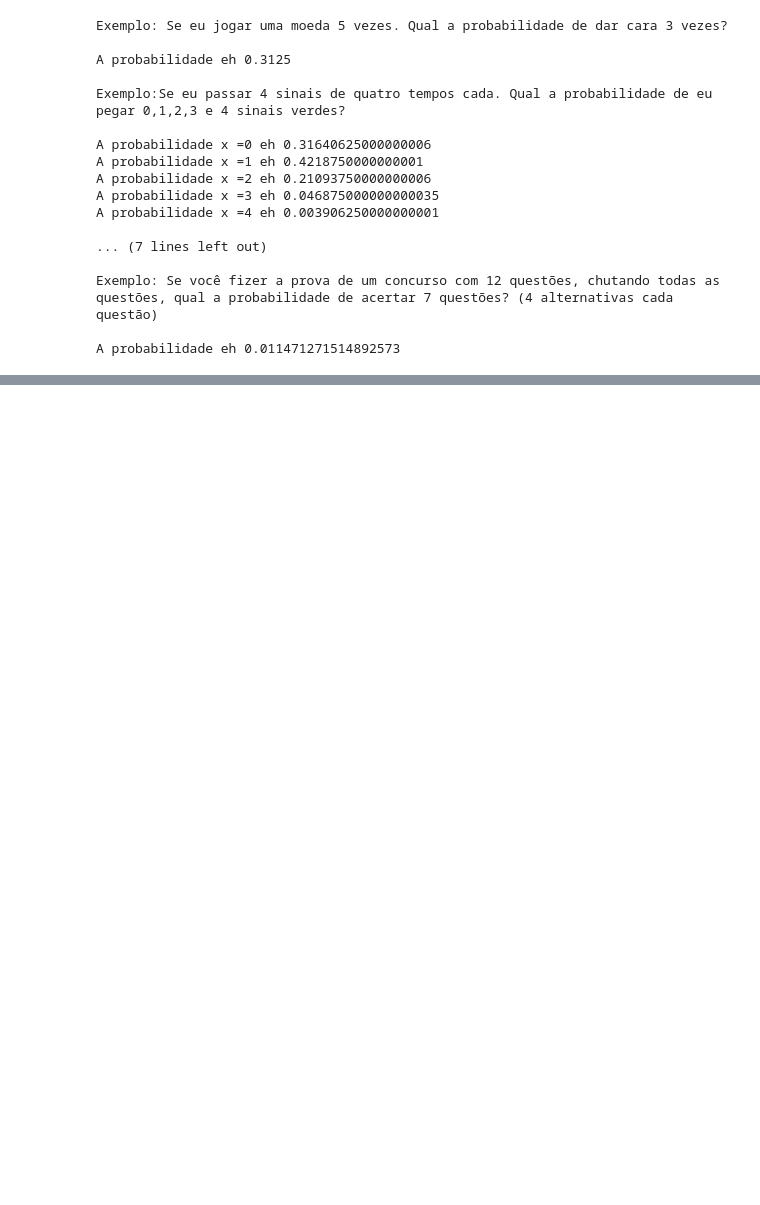
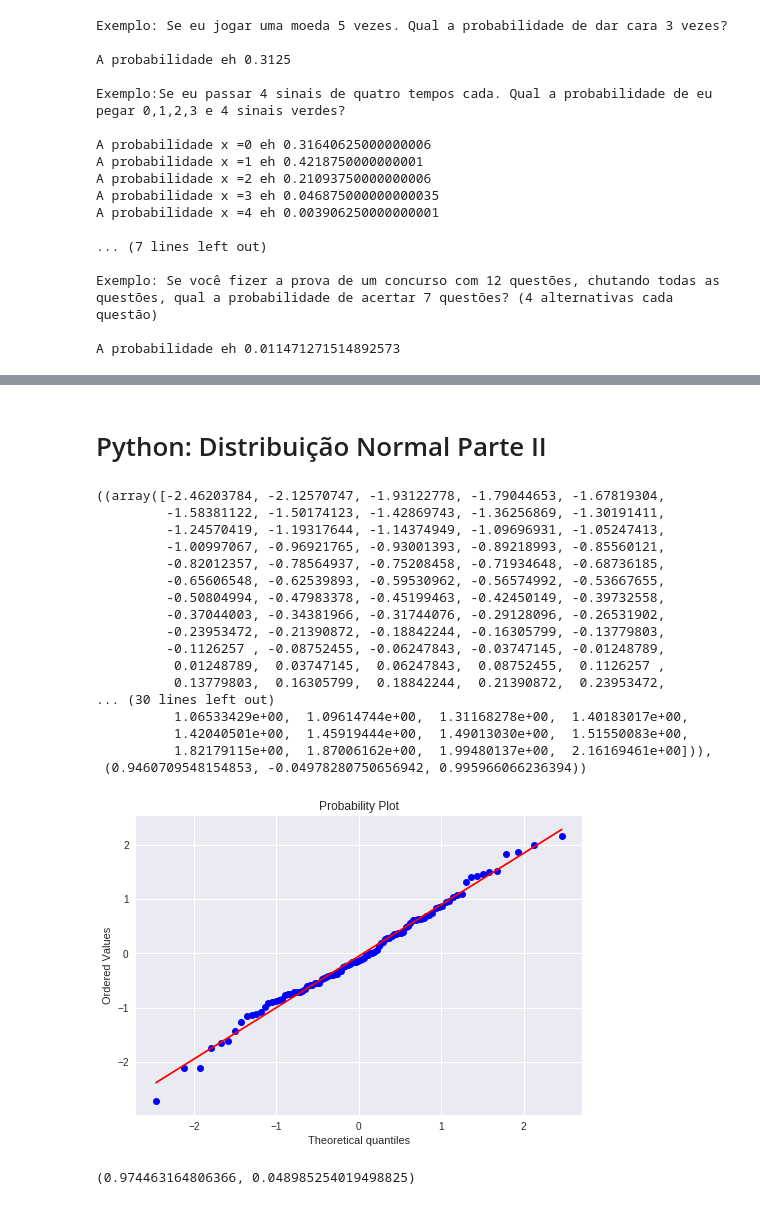
Before and after one commit to ronivaldo/udemy-curso-cientista_dados, a Jupyter notebook: 01_Estatistica_I.ipynb, the cells around one changed output, grey strips where cells are left out. Saved outputs shown, nothing was run; the diff lists cells and outputs as text; code cells hidden in the pictures; blank space fills up the shorter version.

```diff
--- a/01_Estatistica_I.ipynb
+++ b/01_Estatistica_I.ipynb
@@ -744,0 +982,35 @@ A probabilidade eh 0.011471271514892573
+# %% [markdown]
+# Python: Distribuição Normal Parte II
+# %%
+from scipy import stats
+from scipy.stats import norm
+import matplotlib.pyplot as plt
+
+# gera dados na distribuicao normal
+dados = norm.rvs(size=100)
+
+stats.probplot(dados, plot=plt)
+# %% [output]
+((array([-2.46203784, -2.12570747, -1.93122778, -1.79044653, -1.67819304,
+         -1.58381122, -1.50174123, -1.42869743, -1.36256869, -1.30191411,
+         -1.24570419, -1.19317644, -1.14374949, -1.09696931, -1.05247413,
+         -1.00997067, -0.96921765, -0.93001393, -0.89218993, -0.85560121,
+         -0.82012357, -0.78564937, -0.75208458, -0.71934648, -0.68736185,
+         -0.65606548, -0.62539893, -0.59530962, -0.56574992, -0.53667655,
+         -0.50804994, -0.47983378, -0.45199463, -0.42450149, -0.39732558,
+         -0.37044003, -0.34381966, -0.31744076, -0.29128096, -0.26531902,
+         -0.23953472, -0.21390872, -0.18842244, -0.16305799, -0.13779803,
+         -0.1126257 , -0.08752455, -0.06247843, -0.03747145, -0.01248789,
+          0.01248789,  0.03747145,  0.06247843,  0.08752455,  0.1126257 ,
+          0.13779803,  0.16305799,  0.18842244,  0.21390872,  0.23953472,
+... (30 lines left out)
+          1.06533429e+00,  1.09614744e+00,  1.31168278e+00,  1.40183017e+00,
+          1.42040501e+00,  1.45919444e+00,  1.49013030e+00,  1.51550083e+00,
+          1.82179115e+00,  1.87006162e+00,  1.99480137e+00,  2.16169461e+00])),
+ (0.9460709548154853, -0.04978280750656942, 0.995966066236394))
+[figure, added]
+# %%
+# teste de shopiro
+stats.shapiro(dados)
+# %% [output]
+(0.974463164806366, 0.048985254019498825)
```
Also changed, not shown: parts of 14 cells of this notebook.
